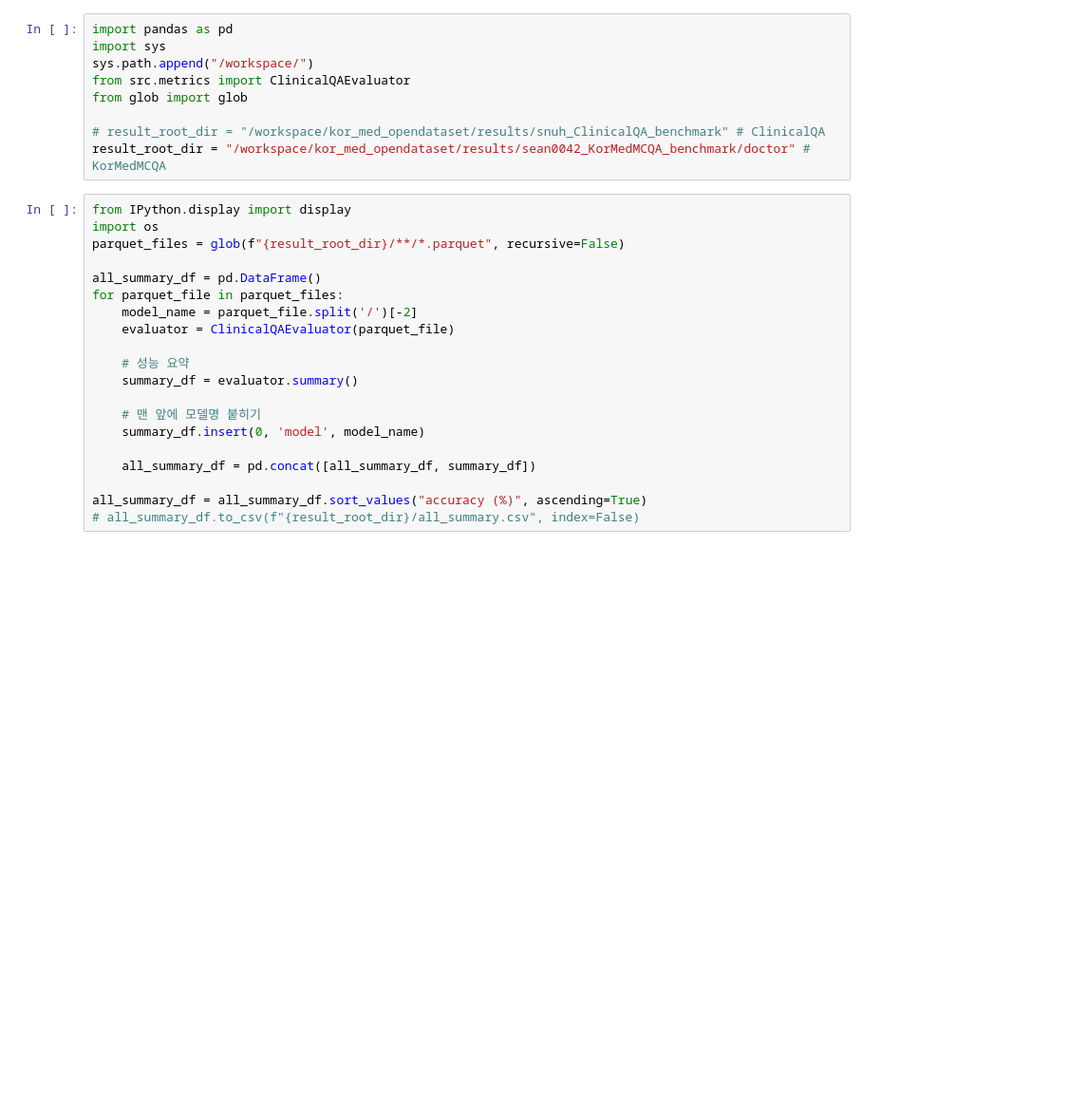
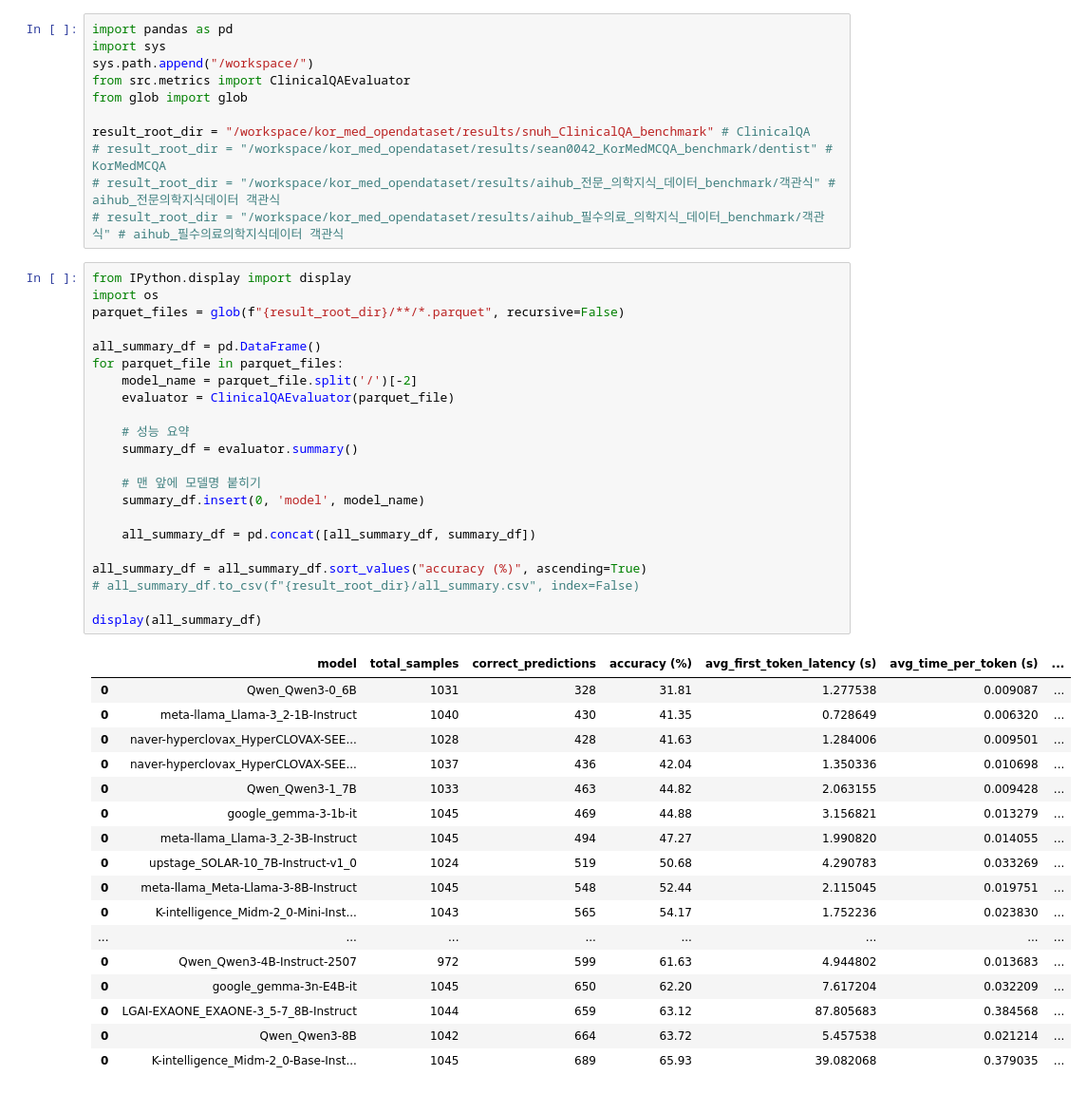
Before and after one commit to dablro12/Kor_Med_QA_LLM, a Jupyter notebook: notebook/result_test.ipynb, the cells around one changed output. Shown at 95% size. Cells and saved outputs as stored; diff of their text form; blank space fills up the shorter version.

```diff
--- a/notebook/result_test.ipynb
+++ b/notebook/result_test.ipynb
@@ -5,28 +5,50 @@ sys.path.append("/workspace/")
 from src.metrics import ClinicalQAEvaluator
 from glob import glob
 
-# result_root_dir = "/workspace/kor_med_opendataset/results/snuh_ClinicalQA_benchmark" # ClinicalQA
-result_root_dir = "/workspace/kor_med_opendataset/results/sean0042_KorMedMCQA_benchmark/doctor" # KorMedMCQA
+result_root_dir = "/workspace/kor_med_opendataset/results/snuh_ClinicalQA_benchmark" # ClinicalQA
+# result_root_dir = "/workspace/kor_med_opendataset/results/sean0042_KorMedMCQA_benchmark/dentist" # KorMedMCQA
+# result_root_dir = "/workspace/kor_med_opendataset/results/aihub_전문_의학지식_데이터_benchmark/객관식" # aihub_전문의학지식데이터 객관식
+# result_root_dir = "/workspace/kor_med_opendataset/results/aihub_필수의료_의학지식_데이터_benchmark/객관식" # aihub_필수의료의학지식데이터 객관식
 # %%
 from IPython.display import display
 import os
 parquet_files = glob(f"{result_root_dir}/**/*.parquet", recursive=False)
 
 all_summary_df = pd.DataFrame()
 for parquet_file in parquet_files:
     model_name = parquet_file.split('/')[-2]
     evaluator = ClinicalQAEvaluator(parquet_file)
 
     # 성능 요약
     summary_df = evaluator.summary()
 
     # 맨 앞에 모델명 붙히기
     summary_df.insert(0, 'model', model_name)
 
     all_summary_df = pd.concat([all_summary_df, summary_df])
 
 all_summary_df = all_summary_df.sort_values("accuracy (%)", ascending=True)
 # all_summary_df.to_csv(f"{result_root_dir}/all_summary.csv", index=False)
+
+display(all_summary_df)
+# %% [output]
+|  | model | total_samples | correct_predictions | accuracy (%) | avg_first_token_latency (s) | avg_time_per_token (s) | ... |
+| 0 | Qwen_Qwen3-0_6B | 1031 | 328 | 31.81 | 1.277538 | 0.009087 | ... |
+| 0 | meta-llama_Llama-3_2-1B-Instruct | 1040 | 430 | 41.35 | 0.728649 | 0.006320 | ... |
+| 0 | naver-hyperclovax_HyperCLOVAX-SEE... | 1028 | 428 | 41.63 | 1.284006 | 0.009501 | ... |
+| 0 | naver-hyperclovax_HyperCLOVAX-SEE... | 1037 | 436 | 42.04 | 1.350336 | 0.010698 | ... |
+| 0 | Qwen_Qwen3-1_7B | 1033 | 463 | 44.82 | 2.063155 | 0.009428 | ... |
+| 0 | google_gemma-3-1b-it | 1045 | 469 | 44.88 | 3.156821 | 0.013279 | ... |
+| 0 | meta-llama_Llama-3_2-3B-Instruct | 1045 | 494 | 47.27 | 1.990820 | 0.014055 | ... |
+| 0 | upstage_SOLAR-10_7B-Instruct-v1_0 | 1024 | 519 | 50.68 | 4.290783 | 0.033269 | ... |
+| 0 | meta-llama_Meta-Llama-3-8B-Instruct | 1045 | 548 | 52.44 | 2.115045 | 0.019751 | ... |
+| 0 | K-intelligence_Midm-2_0-Mini-Inst... | 1043 | 565 | 54.17 | 1.752236 | 0.023830 | ... |
+| ... | ... | ... | ... | ... | ... | ... | ... |
+| 0 | Qwen_Qwen3-4B-Instruct-2507 | 972 | 599 | 61.63 | 4.944802 | 0.013683 | ... |
+| 0 | google_gemma-3n-E4B-it | 1045 | 650 | 62.20 | 7.617204 | 0.032209 | ... |
+| 0 | LGAI-EXAONE_EXAONE-3_5-7_8B-Instruct | 1044 | 659 | 63.12 | 87.805683 | 0.384568 | ... |
+| 0 | Qwen_Qwen3-8B | 1042 | 664 | 63.72 | 5.457538 | 0.021214 | ... |
+| 0 | K-intelligence_Midm-2_0-Base-Inst... | 1045 | 689 | 65.93 | 39.082068 | 0.379035 | ... |
 # %%
 # 모델명을 '_'로 분리해 그룹(시리즈)와 이름을 분리해서, 시리즈(group)별로 accuracy 오름차순 정렬해서 보여주기
 df_temp = all_summary_df.copy()
```
Also changed, not shown: parts of 13 cells of this notebook, 14 other files.
